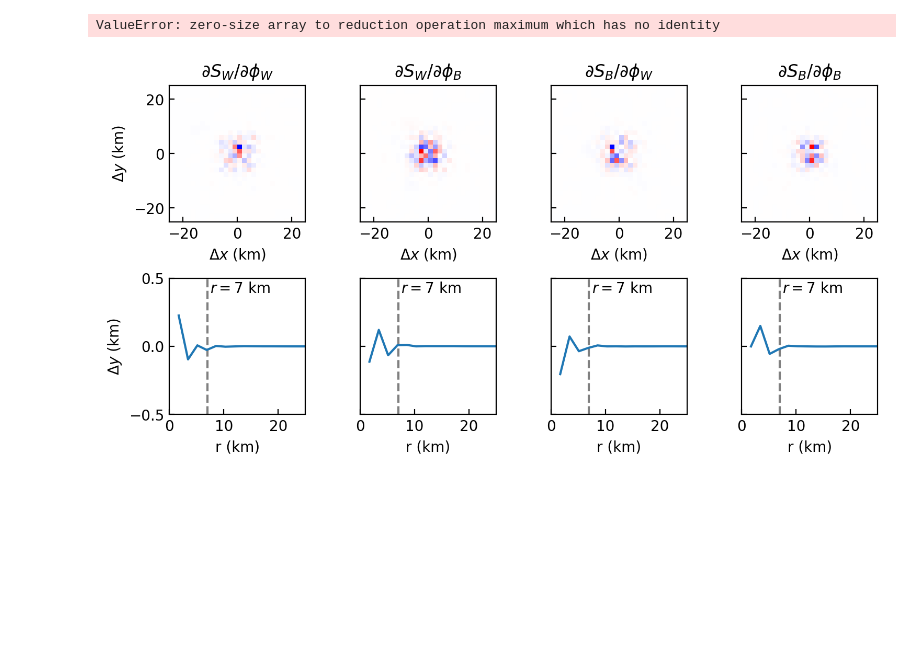
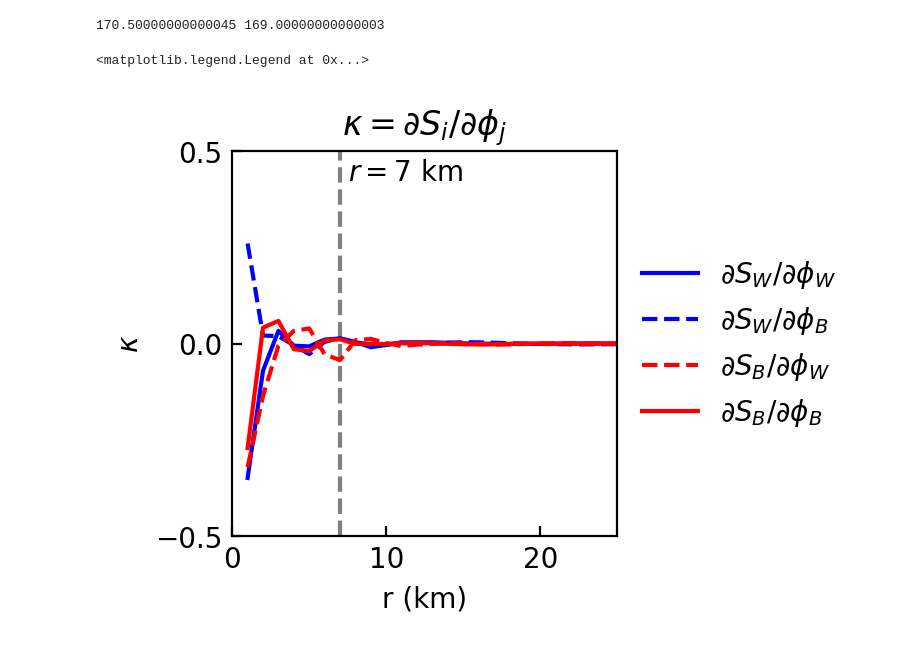
Before and after one commit to jcolen/sociohydro, a Jupyter notebook: decennial/DecennialSaliency.ipynb, the cells around one changed output. Saved outputs shown, nothing was run; the diff lists cells and outputs as text; code cells hidden in the pictures; blank space fills up the shorter version.

```diff
--- a/decennial/DecennialSaliency.ipynb
+++ b/decennial/DecennialSaliency.ipynb
@@ -18,7 +18,7 @@ np.set_printoptions(precision=2, suppress=False)
 # %%
 G_s, X_s, Y_s = [], [], []
 
-with h5py.File(f'models/CensusPBNN_revision_saliency.h5', 'r') as h5f:
+with h5py.File(f'models/CensusPBNN_revision_v3_saliency.h5', 'r') as h5f:
     print(h5f.keys())
     for county in h5f.keys():
         print(county)
@@ -65,8 +73,8 @@ xmax = np.max(np.max([np.max(Xi) for Xi in X_s]))
 ymax = np.max([np.max(Yi) for Yi in Y_s])
 
 print(xmax, ymax)
-x = np.linspace(-xmax, xmax, 350)#200)
-y = np.linspace(-ymax, ymax, 350)#200)
+x = np.linspace(-xmax, xmax, 400)#200)
+y = np.linspace(-ymax, ymax, 400)#200)
 
 fig, ax = plt.subplots(1, 1, figsize=(2.5, 2.5), dpi=200,
                        sharey='row', sharex='row')
@@ -74,101 +82,33 @@ fig, ax = plt.subplots(1, 1, figsize=(2.5, 2.5), dpi=200,
 colors = ['Blue', 'Blue', 'Red', 'Red']
 linestyles = ['-', '--', '--', '-']
 labels = [
     '$\\partial S_W / \\partial \\phi_W$',
     '$\\partial S_W / \\partial \\phi_B$',
     '$\\partial S_B / \\partial \\phi_W$',
     '$\\partial S_B / \\partial \\phi_B$',
 ]
 
 for i in range(4):
     r, gr = get_Gr(G_s, i, x, y)
     ax.plot(r, gr, color=colors[i], linestyle=linestyles[i], label=labels[i])
 
 ax.set(xlabel='r (km)', ylabel='$\\kappa$')
 ax.set(
     xlim=[0, 25],
     ylim=[-0.5, 0.5],
     xticks=[0, 10, 20],
     yticks=[-0.5, 0, 0.5])
 ax.set_aspect(np.ptp(ax.get_xlim()) / np.ptp(ax.get_ylim()))
 
 r0 = 7
 ax.axvline(r0, linestyle='--', zorder=-1, color='grey')
 ax.text(r0+0.5, 0.48, f'$r={r0}$ km', va='top', ha='left',
              transform=ax.transData)
 ax.tick_params(which='both', direction='in')
 
 ax.set_title('$\\kappa = \\partial S_i / \\partial \\phi_j$')
 ax.legend(framealpha=0, loc='center left', bbox_to_anchor=[1, 0.5])
 # %% [output]
-ValueError: zero-size array to reduction operation maximum which has no identity
+170.50000000000045 169.00000000000003
+<matplotlib.legend.Legend at 0x...>
+[figure, added]
-# %%
-from scipy.interpolate import RectBivariateSpline
-
-xmax = np.max(np.max([np.max(Xi) for Xi in X_s]))
-ymax = np.max([np.max(Yi) for Yi in Y_s])
-
-x = np.linspace(-xmax, xmax, 200)
-y = np.linspace(-ymax, ymax, 200)
-x, y = np.meshgrid(x, y, indexing='xy')
-
-rgrid = np.linalg.norm(np.stack([x, y]), axis=0)
-r = np.linspace(0, np.max(rgrid) / np.sqrt(2), 100)
-
-fig, ax = plt.subplots(2, 4, figsize=(8, 4), dpi=200,
-                       sharey='row', sharex='row')
-
-for i in range(4):
-    Gr = np.zeros(rgrid.shape)
-    for j in range(4):
-        Gsj = G_s[j][i//2, i%2]
-        xj = X_s[j]
-        yj = Y_s[j]
-        Gr += RectBivariateSpline(xj[0,:], yj[:,0], Gsj.T)(x[0, :], y[:, 0])
-
-    Gr = Gr / (4*40)
-    Gr = Gr / np.abs(Gr).max()
-    ax[0, i].pcolormesh(x, y, Gr,
-                        vmin=-1, vmax=1, cmap='bwr')
-
-    ax[0, i].set(
-        xlabel=r'$\Delta x$ (km)',
-        aspect='equal',
-    )
-
-    gr = np.zeros(len(r)-1)
-    for j in range(len(r)-1):
-        gr[j] = np.mean(Gr[(rgrid>=r[j])*(rgrid<r[j+1])])
-    ax[1, i].plot(r[1:], gr)
-    ax[1, i].set(xlabel='r (km)')
-
-for i in range(4):
-    ax[0,i].set(
-        xlim=[-25, 25],
-        ylim=[-25, 25])
-    ax[1,i].set(
-        xlim=[0, 25],
-        ylim=[-0.5, 0.5],
-        xticks=[0, 10, 20],
-        yticks=[-0.5, 0, 0.5])
-    ax[1,i].set_aspect(np.ptp(ax[1,i].get_xlim()) / np.ptp(ax[1,i].get_ylim()))
-
-    r0 = 7
-    ax[1,i].axvline(r0, linestyle='--', zorder=-1, color='grey')
-    ax[1,i].text(r0+0.5, 0.48, f'$r={r0}$ km', va='top', ha='left',
-                 transform=ax[1,i].transData)
-
-    ax[0,i].tick_params(which='both', direction='in')
-    ax[1,i].tick_params(which='both', direction='in')
-
-ax[0,0].set_ylabel(r'$\Delta y$ (km)')
-ax[1,0].set_ylabel(r'$\Delta y$ (km)')
-
-ax[0,0].set_title('$\\partial S_W / \\partial \\phi_W$')
-ax[0,1].set_title('$\\partial S_W / \\partial \\phi_B$')
-ax[0,2].set_title('$\\partial S_B / \\partial \\phi_W$')
-ax[0,3].set_title('$\\partial S_B / \\partial \\phi_B$')
-
-plt.tight_layout()
-# %% [output]
-[figure, removed]
```
Also changed, not shown: parts of 1 cell of this notebook, 12 other files.
